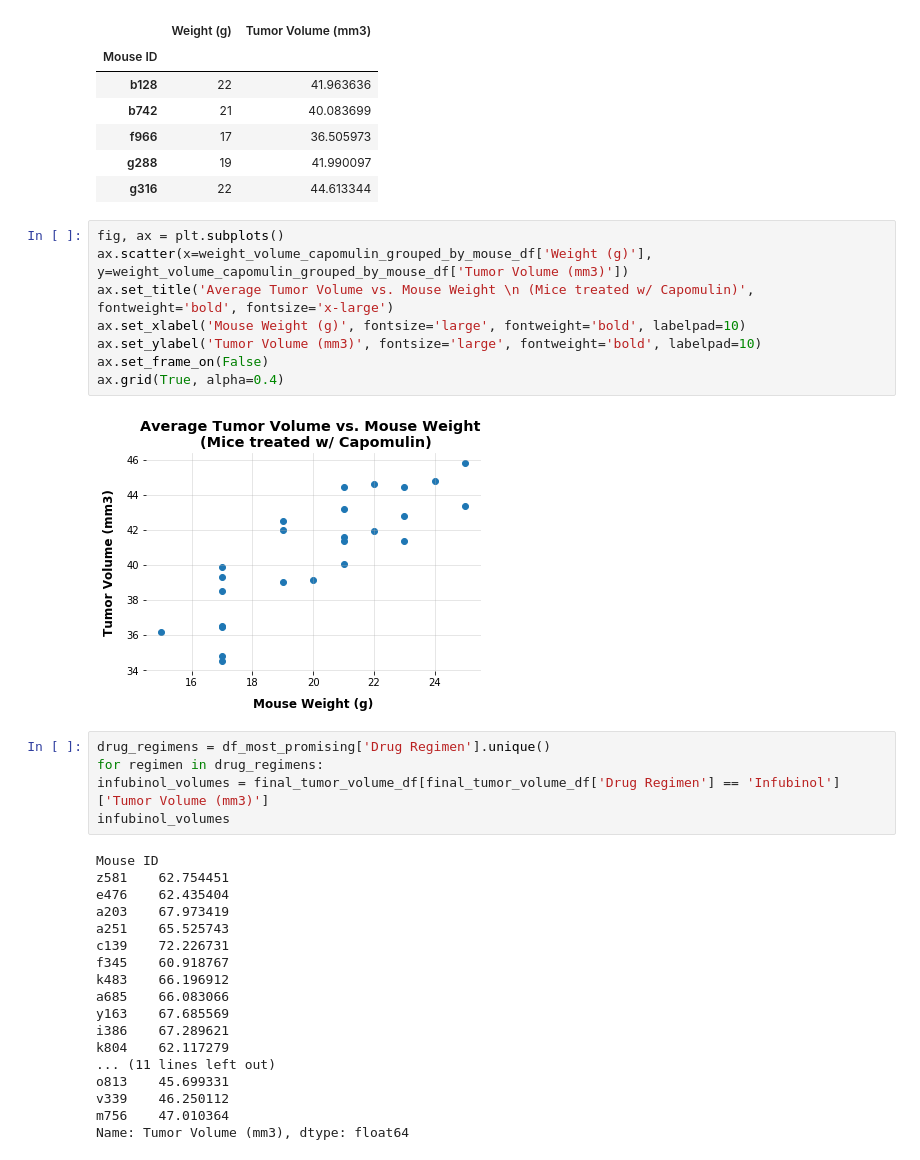
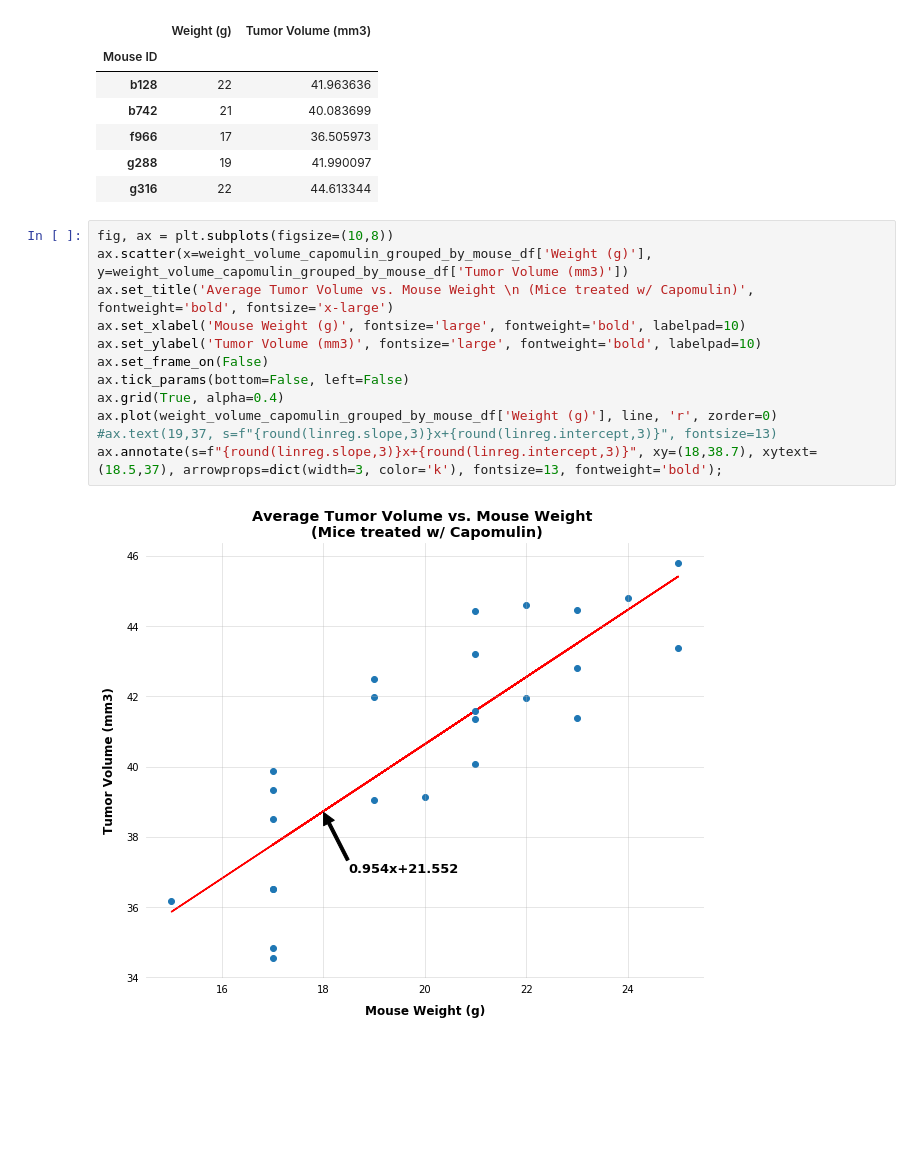
Before and after one commit to ringotm/Pharmaceutical-Data-Analysis, a Jupyter notebook: Pymaceuticals/Working.ipynb, the cells around one changed output. Saved outputs shown, nothing was run; the diff lists cells and outputs as text; blank space fills up the shorter version.

```diff
--- a/Pymaceuticals/Working.ipynb
+++ b/Pymaceuticals/Working.ipynb
@@ -388,35 +398,16 @@ weight_volume_capomulin_grouped_by_mouse_df.head()
 | g288 | 19 | 41.990097 |
 | g316 | 22 | 44.613344 |
 # %%
-fig, ax = plt.subplots()
+fig, ax = plt.subplots(figsize=(10,8))
 ax.scatter(x=weight_volume_capomulin_grouped_by_mouse_df['Weight (g)'], y=weight_volume_capomulin_grouped_by_mouse_df['Tumor Volume (mm3)'])
 ax.set_title('Average Tumor Volume vs. Mouse Weight \n (Mice treated w/ Capomulin)', fontweight='bold', fontsize='x-large')
 ax.set_xlabel('Mouse Weight (g)', fontsize='large', fontweight='bold', labelpad=10)
 ax.set_ylabel('Tumor Volume (mm3)', fontsize='large', fontweight='bold', labelpad=10)
 ax.set_frame_on(False)
+ax.tick_params(bottom=False, left=False)
 ax.grid(True, alpha=0.4)
+ax.plot(weight_volume_capomulin_grouped_by_mouse_df['Weight (g)'], line, 'r', zorder=0)
+#ax.text(19,37, s=f"{round(linreg.slope,3)}x+{round(linreg.intercept,3)}", fontsize=13)
+ax.annotate(s=f"{round(linreg.slope,3)}x+{round(linreg.intercept,3)}", xy=(18,38.7), xytext=(18.5,37), arrowprops=dict(width=3, color='k'), fontsize=13, fontweight='bold');
 # %% [output]
-[figure, old version]
+[figure, new version]
-# %%
-drug_regimens = df_most_promising['Drug Regimen'].unique()
-for regimen in drug_regimens:
-infubinol_volumes = final_tumor_volume_df[final_tumor_volume_df['Drug Regimen'] == 'Infubinol']['Tumor Volume (mm3)']
-infubinol_volumes
-# %% [output]
-Mouse ID
-z581    62.754451
-e476    62.435404
-a203    67.973419
-a251    65.525743
-c139    72.226731
-f345    60.918767
-k483    66.196912
-a685    66.083066
-y163    67.685569
-i386    67.289621
-k804    62.117279
-... (11 lines left out)
-o813    45.699331
-v339    46.250112
-m756    47.010364
-Name: Tumor Volume (mm3), dtype: float64
```
Also changed, not shown: parts of 17 cells of this notebook.
